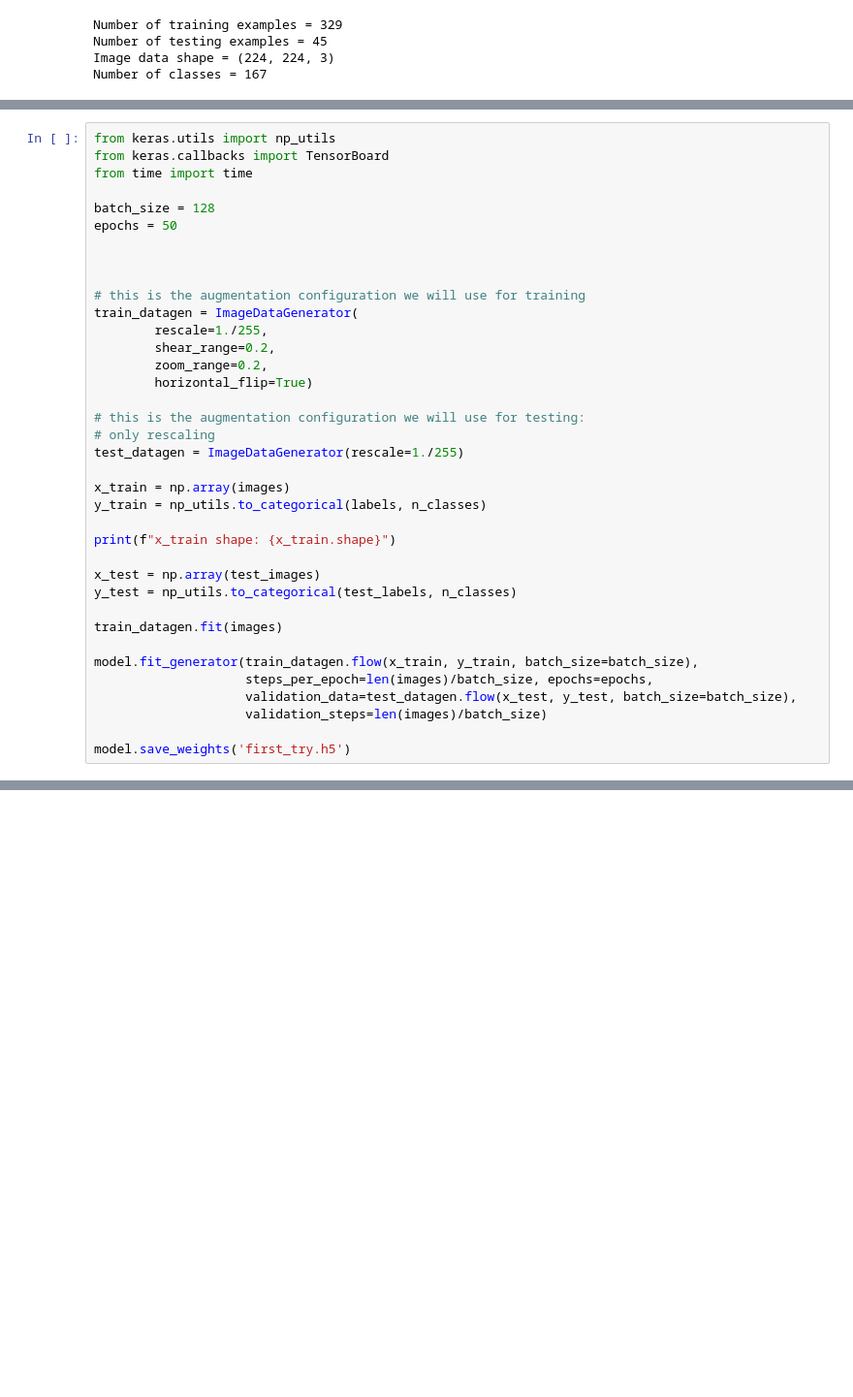
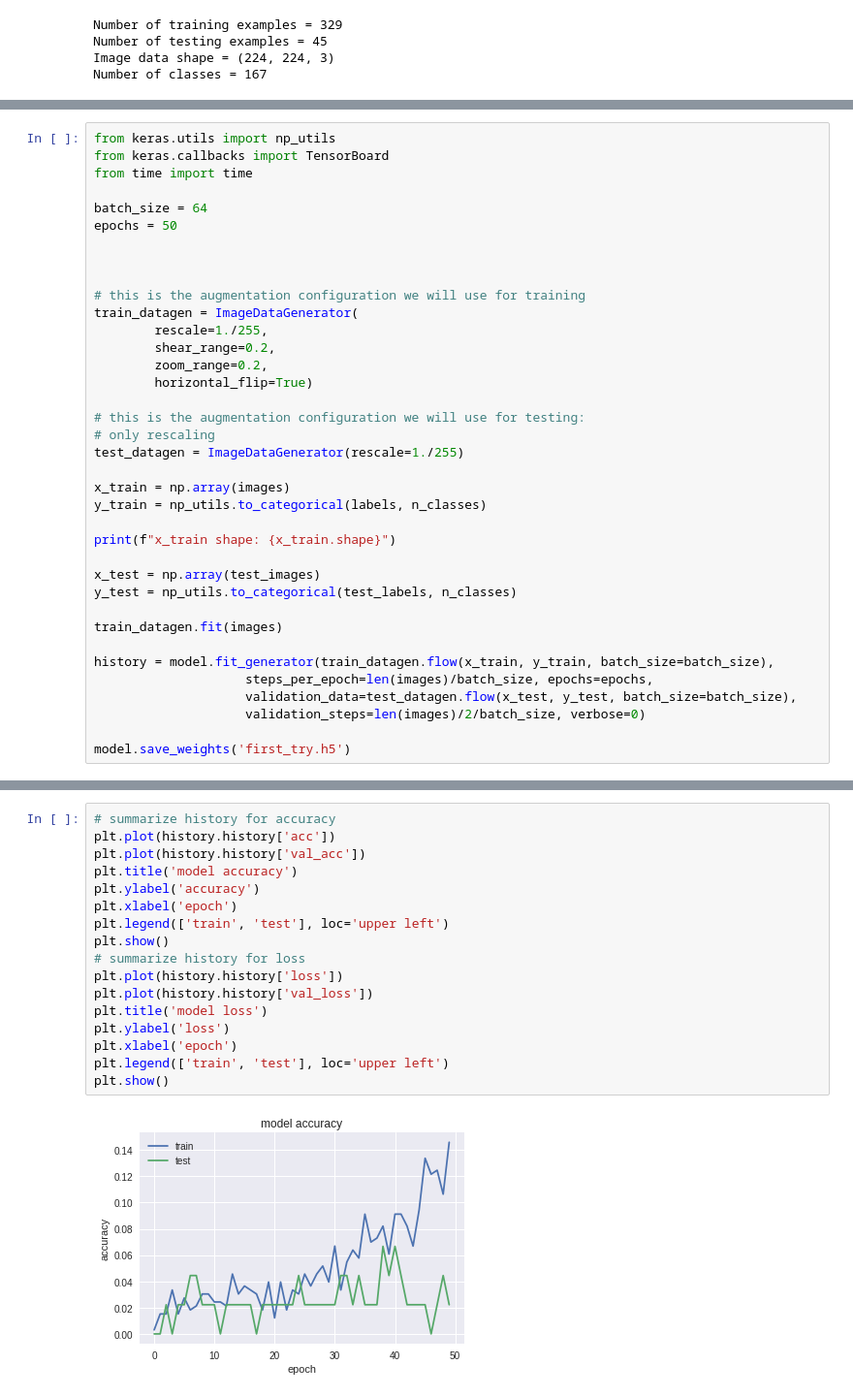
Before and after one commit to andreinechaev/Dermotology_CNN, a Jupyter notebook: SkinScanner.ipynb, the cells around one changed output, grey strips where cells are left out. Shown at 97% size. Saved outputs shown, nothing was run; the diff lists cells and outputs as text; blank space fills up the shorter version.

```diff
--- a/SkinScanner.ipynb
+++ b/SkinScanner.ipynb
@@ -199,7 +220,7 @@ from keras.utils import np_utils
 from keras.callbacks import TensorBoard
 from time import time
 
-batch_size = 128
+batch_size = 64
 epochs = 50
 
 
@@ -225,10 +246,10 @@ y_test = np_utils.to_categorical(test_labels, n_classes)
 
 train_datagen.fit(images)
 
-model.fit_generator(train_datagen.flow(x_train, y_train, batch_size=batch_size),
+history = model.fit_generator(train_datagen.flow(x_train, y_train, batch_size=batch_size),
                     steps_per_epoch=len(images)/batch_size, epochs=epochs,
                     validation_data=test_datagen.flow(x_test, y_test, batch_size=batch_size),
-                    validation_steps=len(images)/batch_size)
+                    validation_steps=len(images)/2/batch_size, verbose=0)
 
 model.save_weights('first_try.h5')
 # %% [output]
@@ -252,0 +257,19 @@ Epoch 50/50
+# %%
+# summarize history for accuracy
+plt.plot(history.history['acc'])
+plt.plot(history.history['val_acc'])
+plt.title('model accuracy')
+plt.ylabel('accuracy')
+plt.xlabel('epoch')
+plt.legend(['train', 'test'], loc='upper left')
+plt.show()
+# summarize history for loss
+plt.plot(history.history['loss'])
+plt.plot(history.history['val_loss'])
+plt.title('model loss')
+plt.ylabel('loss')
+plt.xlabel('epoch')
+plt.legend(['train', 'test'], loc='upper left')
+plt.show()
+# %% [output]
+[figure, added]
```
Also changed, not shown: parts of 8 cells of this notebook.
